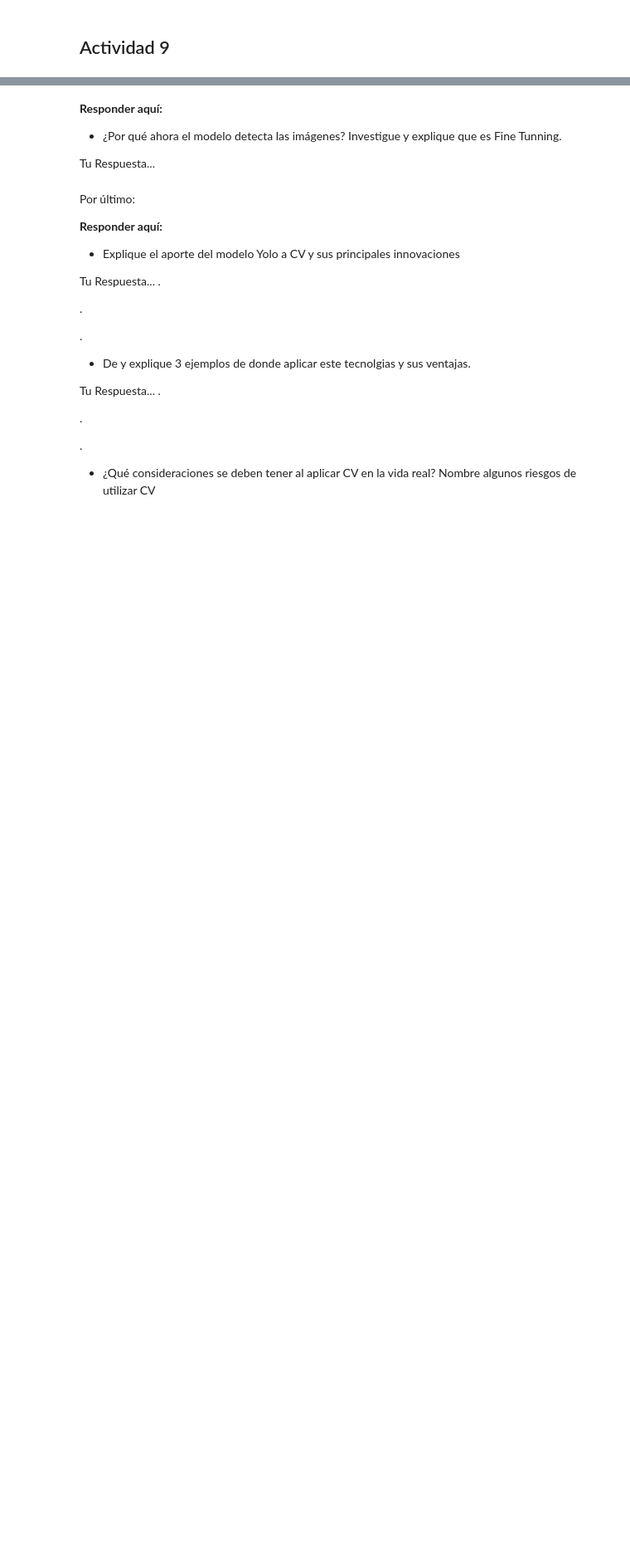
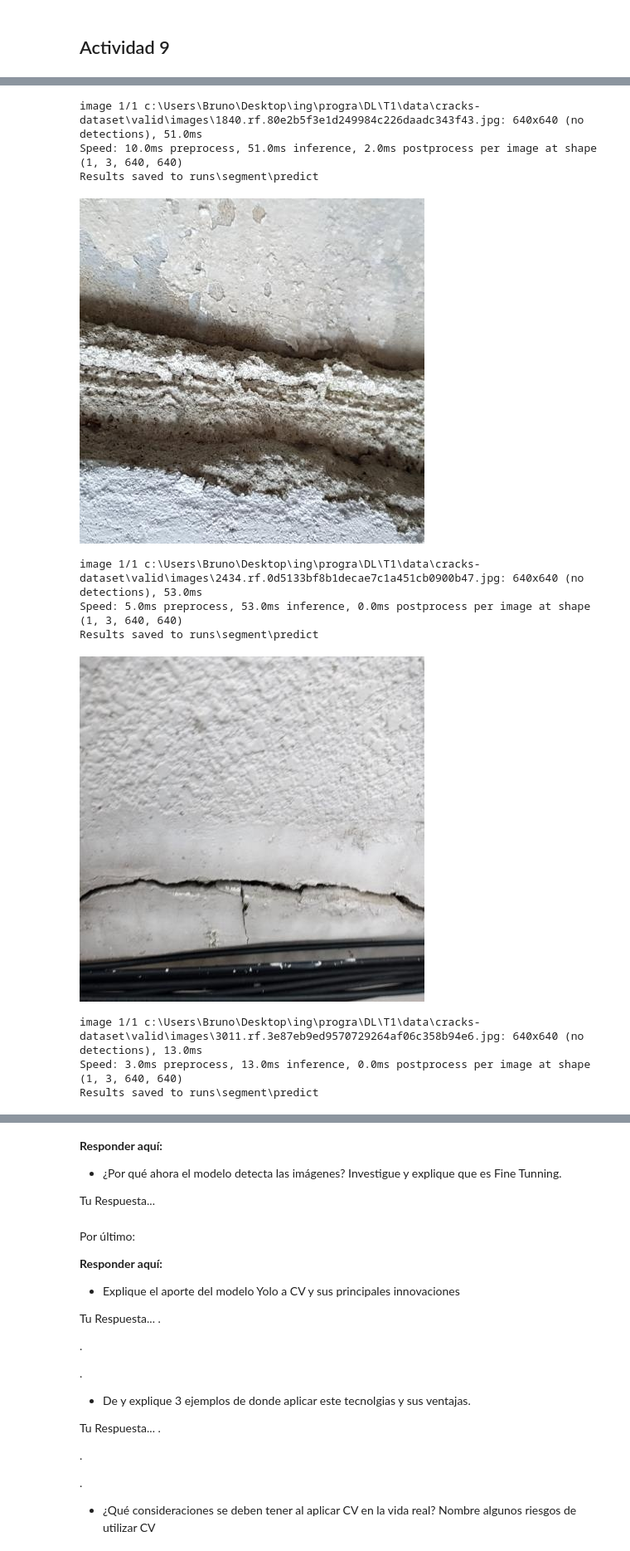
Before and after one commit to BrunoFarfan/DeepLearning, a Jupyter notebook: T1/T1_BrunoFarfan.ipynb, the cells around one changed output, grey strips where cells are left out. Shown at 83% size. Drawn from its saved outputs; the diff is of its cells as text; code cells hidden in the pictures; blank space fills up the shorter version.

```diff
--- a/T1/T1_BrunoFarfan.ipynb
+++ b/T1/T1_BrunoFarfan.ipynb
@@ -772,4 +815,19 @@ TAREA: Muestra una foto de batch del entrenamiento
 # %%
 """"
 TAREA: Ahora realiza una prediccion a la foto de la grieta inicial con el modelo entrenado
 """
+
+yolo_model_entrenado = YOLO("cracks_model.pt")
+predict_images(images, yolo_model_entrenado)
+# %% [output]
+image 1/1 c:\Users\Bruno\Desktop\ing\progra\DL\T1\data\cracks-dataset\valid\images\1840.rf.80e2b5f3e1d249984c226daadc343f43.jpg: 640x640 (no detections), 51.0ms
+Speed: 10.0ms preprocess, 51.0ms inference, 2.0ms postprocess per image at shape (1, 3, 640, 640)
+Results saved to runs\segment\predict
+[figure, added]
+image 1/1 c:\Users\Bruno\Desktop\ing\progra\DL\T1\data\cracks-dataset\valid\images\2434.rf.0d5133bf8b1decae7c1a451cb0900b47.jpg: 640x640 (no detections), 53.0ms
+Speed: 5.0ms preprocess, 53.0ms inference, 0.0ms postprocess per image at shape (1, 3, 640, 640)
+Results saved to runs\segment\predict
+[figure, added]
+image 1/1 c:\Users\Bruno\Desktop\ing\progra\DL\T1\data\cracks-dataset\valid\images\3011.rf.3e87eb9ed9570729264af06c358b94e6.jpg: 640x640 (no detections), 13.0ms
+Speed: 3.0ms preprocess, 13.0ms inference, 0.0ms postprocess per image at shape (1, 3, 640, 640)
+Results saved to runs\segment\predict
```
Also changed, not shown: parts of 16 cells of this notebook, 3 other files.
